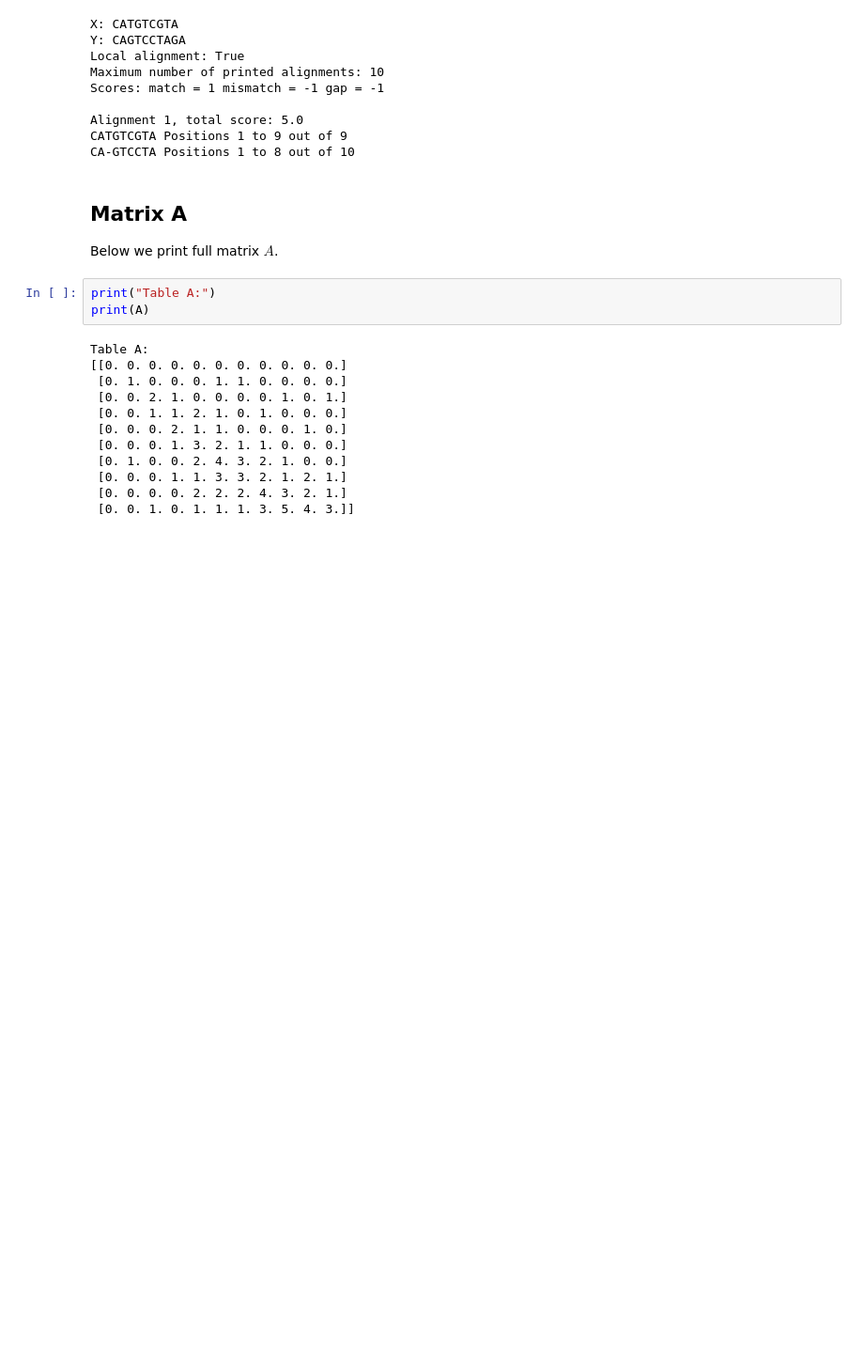
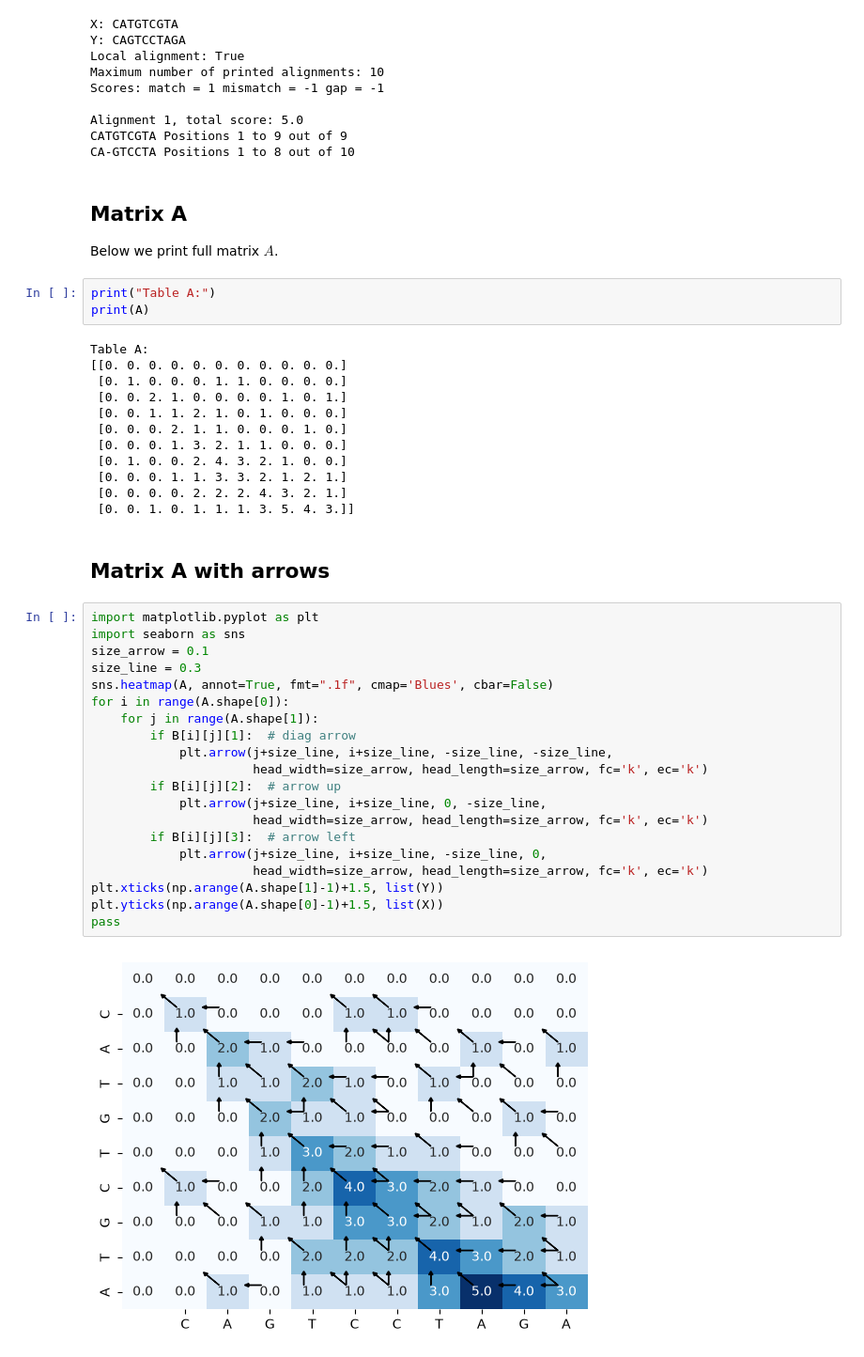
Before and after one commit to fmfi-compbio/mbi, a Jupyter notebook: notebooks/cb-aln1.ipynb, the cells around one changed output. Shown at 94% size. Saved outputs shown, nothing was run; the diff lists cells and outputs as text; blank space fills up the shorter version.

```diff
--- a/notebooks/cb-aln1.ipynb
+++ b/notebooks/cb-aln1.ipynb
@@ -213,3 +213,27 @@ Table A:
  [0. 0. 0. 1. 1. 3. 3. 2. 1. 2. 1.]
  [0. 0. 0. 0. 2. 2. 2. 4. 3. 2. 1.]
  [0. 0. 1. 0. 1. 1. 1. 3. 5. 4. 3.]]
+# %% [markdown]
+## Matrix A with arrows
+# %%
+import matplotlib.pyplot as plt
+import seaborn as sns
+size_arrow = 0.1
+size_line = 0.3
+sns.heatmap(A, annot=True, fmt=".1f", cmap='Blues', cbar=False)
+for i in range(A.shape[0]):
+    for j in range(A.shape[1]):
+        if B[i][j][1]:  # diag arrow
+            plt.arrow(j+size_line, i+size_line, -size_line, -size_line,
+                      head_width=size_arrow, head_length=size_arrow, fc='k', ec='k')
+        if B[i][j][2]:  # arrow up
+            plt.arrow(j+size_line, i+size_line, 0, -size_line,
+                      head_width=size_arrow, head_length=size_arrow, fc='k', ec='k')
+        if B[i][j][3]:  # arrow left
+            plt.arrow(j+size_line, i+size_line, -size_line, 0,
+                      head_width=size_arrow, head_length=size_arrow, fc='k', ec='k')
+plt.xticks(np.arange(A.shape[1]-1)+1.5, list(Y))
+plt.yticks(np.arange(A.shape[0]-1)+1.5, list(X))
+pass
+# %% [output]
+[figure, added]
```
Also changed, not shown: parts of 1 cell of this notebook, 6 other files.
